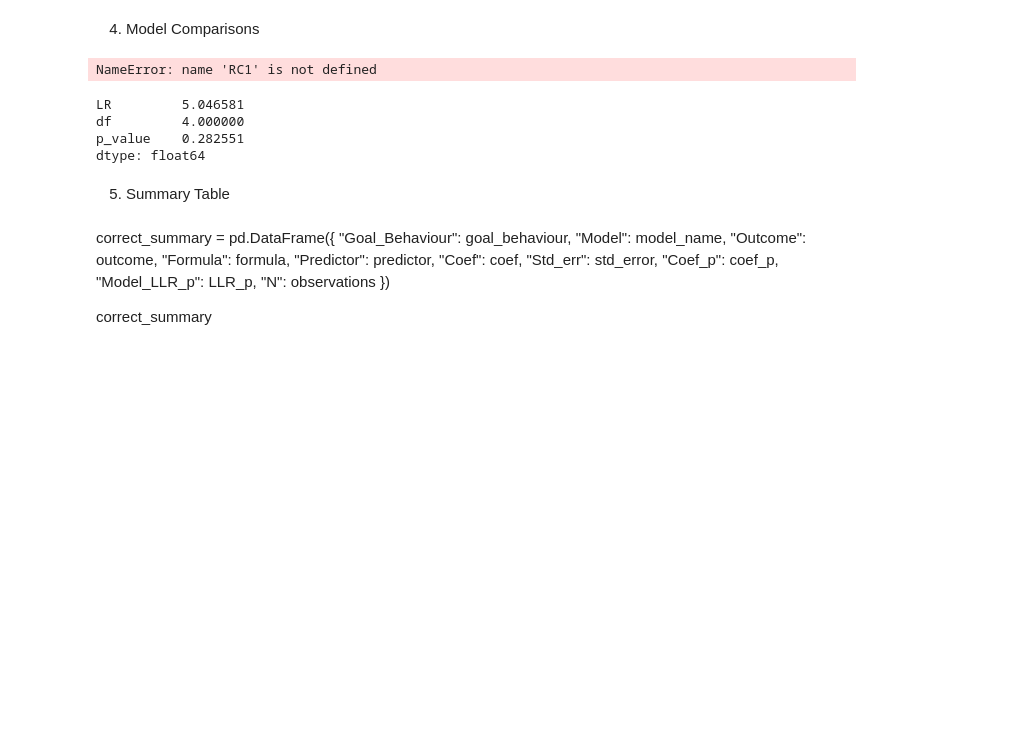
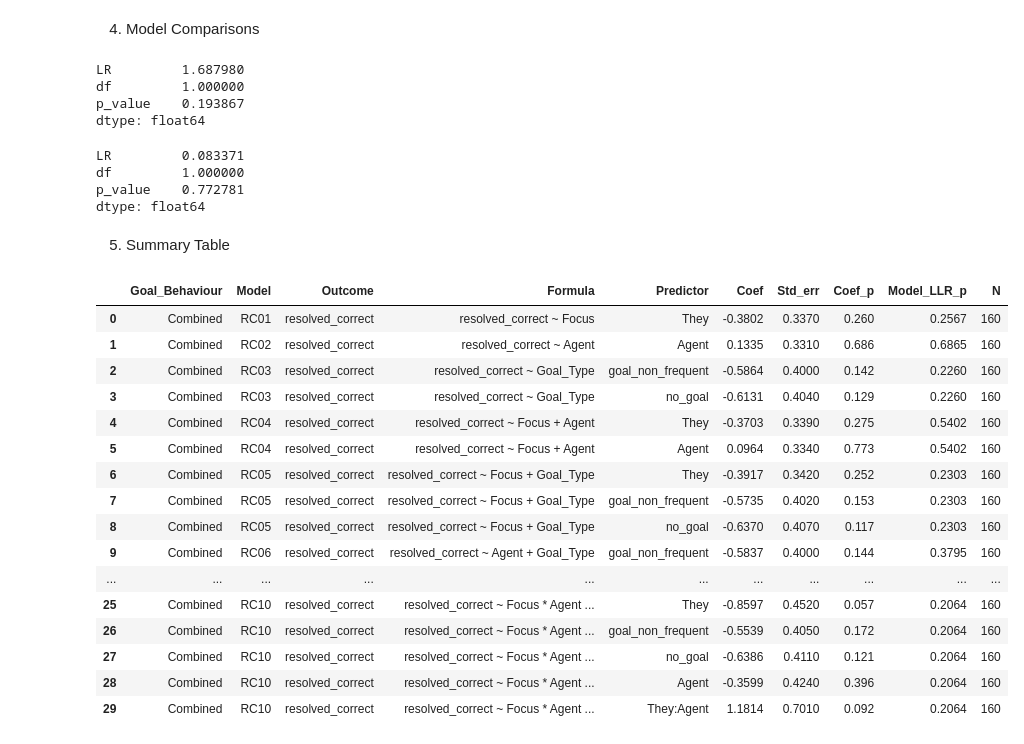
Before and after one commit to RoSoMu/counterfactual-desiderative-processing, a Jupyter notebook: notebooks/modeling/09b_correct_focus.ipynb, the cells around one changed output. Saved outputs shown, nothing was run; the diff lists cells and outputs as text; code cells hidden in the pictures; blank space fills up the shorter version.

Commit message:
adding new model values to combined correct  resolution with focus summary table

```diff
--- a/notebooks/modeling/09b_correct_focus.ipynb
+++ b/notebooks/modeling/09b_correct_focus.ipynb
@@ -461,15 +461,18 @@ def lr_test(model_small, model_large):
         "p_value": p
     })
 # %%
-lr_test(RC1, RC3)
+lr_test(RC01, RC03)
 # %% [output]
-NameError: name 'RC1' is not defined
+LR         1.687980
+df         1.000000
+p_value    0.193867
+dtype: float64
 # %%
-lr_test(RC1, RC4)
+lr_test(RC01, RC04)
 # %% [output]
-LR         5.046581
-df         4.000000
-p_value    0.282551
+LR         0.083371
+df         1.000000
+p_value    0.772781
 dtype: float64
 # %% [markdown]
 5. Summary Table
@@ -484,27 +487,45 @@ formula = ["resolved_correct ~ Focus", "resolved_correct ~ Agent", "resolved_cor
 
 predictor= ["They", "Agent", "goal_non_frequent", "no_goal", "They", "Agent", "They", "goal_non_frequent", "no_goal", "goal_non_frequent", "no_goal", "Agent", "They", "Agent", "They:Agent", "They", "goal_non_frequent", "no_goal", "They:goal_non_frequent", "They:no_goal", "goal_non_frequent", "no_goal", "Agent", "Agent:goal_non_frequent", "Agent:no_goal", "They", "goal_non_frequent", "no_goal", "Agent", "They:Agent"]
 
-coef = ["RC01", 0.1335, -0.5864, -0.6131, "RC04", "RC04", "RC05", "RC05", "RC05", -0.5837, -0.6059, 0.1086, "RC07", "RC07", "RC07", "RC08", "RC08", "RC08", "RC08", "RC08", -0.5596, -1.0217, -0.1823, -0.0847, 1.0033, "RC10", "RC10", "RC10", "RC10", "RC10"]
+coef = [-0.3802, 0.1335, -0.5864, -0.6131, -0.3703, 0.0964, -0.3917, -0.5735, -0.6370, -0.5837, -0.6059, 0.1086, -0.8468, -0.3340, 1.1878, -0.5390, -0.4590, -0.9137, -0.2883, 0.7802, -0.5596, -1.0217, -0.1823, -0.0847, 1.0033, -0.8597, -0.5539, -0.6386, -0.3599, 1.1814]
 
-std_error = ["RC01", 0.331, 0.400, 0.404, "RC04", "RC04", "RC05", "RC05", "RC05", 0.400, 0.405, 0.334, "RC07", "RC07", "RC07", "RC08", "RC08", "RC08", "RC08", "RC08", 0.523, 0.542, 0.571, 0.814, 0.824, "RC10", "RC10", "RC10", "RC10", "RC10"]
+std_error = [0.337, 0.331, 0.400, 0.404, 0.339, 0.334, 0.342, 0.402, 0.407, 0.400, 0.405, 0.334, 0.446, 0.419, 0.694, 0.585, 0.516, 0.516, 0.833, 0.7802, 0.523, 0.542, 0.571, 0.814, 0.824, 0.452, 0.405, 0.411, 0.424, 0.701]
 
-coef_p = ["RC01", 0.686, 0.142, 0.129, "RC04", "RC04", "RC05", "RC05", "RC05", 0.144, 0.135, 0.745, "RC07", "RC07", "RC07", "RC08", "RC08", "RC08", "RC08", "RC08", 0.285, 0.060, 0.750, 0.917, 0.223, "RC10", "RC10", "RC10", "RC10", "RC10"]
+coef_p = [0.260, 0.686, 0.142, 0.129, 0.275, 0.773, 0.252, 0.153, 0.117, 0.144, 0.135, 0.745, 0.058, 0.426, 0.087, 0.357, 0.374, 0.077, 0.729, 0.351, 0.285, 0.060, 0.750, 0.917, 0.223, 0.057, 0.172, 0.121, 0.396, 0.092]
 
-LLR_p = ["RC01", 0.6865, 0.2260, 0.2260, "RC04", "RC04", "RC05", "RC05", "RC05", 0.3795, 0.3795, 0.3795, "RC07", "RC07", "RC07", "RC08", "RC08", "RC08", "RC08", "RC08", 0.3909, 0.3909, 0.3909, 0.3909, 0.3909, "RC10", "RC10", "RC10", "RC10", "RC10"]
+LLR_p = [0.2567, 0.6865, 0.2260, 0.2260, 0.5402, 0.5402, 0.2303, 0.2303, 0.2303, 0.3795, 0.3795, 0.3795, 0.2300, 0.2300, 0.2300, 0.3041, 0.3041, 0.3041, 0.3041, 0.3041, 0.3909, 0.3909, 0.3909, 0.3909, 0.3909, 0.2064, 0.2064, 0.2064, 0.2064, 0.2064]
 
 observations= [160, 160, 160, 160, 160, 160, 160, 160, 160, 160, 160, 160, 160, 160, 160, 160, 160, 160, 160, 160, 160, 160, 160, 160, 160, 160, 160, 160, 160, 160]
-# %% [markdown]
-correct_summary = pd.DataFrame({
-    "Goal_Behaviour": goal_behaviour,
-    "Model": model_name,
-    "Outcome": outcome,
-    "Formula": formula,
-    "Predictor": predictor,
-    "Coef": coef,
-    "Std_err": std_error,
-    "Coef_p": coef_p,
-    "Model_LLR_p": LLR_p,
-    "N": observations
-})
-
-correct_summary
+# %%
+correct_summary = pd.DataFrame({
+    "Goal_Behaviour": goal_behaviour,
+    "Model": model_name,
+    "Outcome": outcome,
+    "Formula": formula,
+    "Predictor": predictor,
+    "Coef": coef,
+    "Std_err": std_error,
+    "Coef_p": coef_p,
+    "Model_LLR_p": LLR_p,
+    "N": observations
+})
+
+correct_summary
+# %% [output]
+|  | Goal_Behaviour | Model | Outcome | Formula | Predictor | Coef | Std_err | Coef_p | Model_LLR_p | N |
+| 0 | Combined | RC01 | resolved_correct | resolved_correct ~ Focus | They | -0.3802 | 0.3370 | 0.260 | 0.2567 | 160 |
+| 1 | Combined | RC02 | resolved_correct | resolved_correct ~ Agent | Agent | 0.1335 | 0.3310 | 0.686 | 0.6865 | 160 |
+| 2 | Combined | RC03 | resolved_correct | resolved_correct ~ Goal_Type | goal_non_frequent | -0.5864 | 0.4000 | 0.142 | 0.2260 | 160 |
+| 3 | Combined | RC03 | resolved_correct | resolved_correct ~ Goal_Type | no_goal | -0.6131 | 0.4040 | 0.129 | 0.2260 | 160 |
+| 4 | Combined | RC04 | resolved_correct | resolved_correct ~ Focus + Agent | They | -0.3703 | 0.3390 | 0.275 | 0.5402 | 160 |
+| 5 | Combined | RC04 | resolved_correct | resolved_correct ~ Focus + Agent | Agent | 0.0964 | 0.3340 | 0.773 | 0.5402 | 160 |
+| 6 | Combined | RC05 | resolved_correct | resolved_correct ~ Focus + Goal_Type | They | -0.3917 | 0.3420 | 0.252 | 0.2303 | 160 |
+| 7 | Combined | RC05 | resolved_correct | resolved_correct ~ Focus + Goal_Type | goal_non_frequent | -0.5735 | 0.4020 | 0.153 | 0.2303 | 160 |
+| 8 | Combined | RC05 | resolved_correct | resolved_correct ~ Focus + Goal_Type | no_goal | -0.6370 | 0.4070 | 0.117 | 0.2303 | 160 |
+| 9 | Combined | RC06 | resolved_correct | resolved_correct ~ Agent + Goal_Type | goal_non_frequent | -0.5837 | 0.4000 | 0.144 | 0.3795 | 160 |
+| ... | ... | ... | ... | ... | ... | ... | ... | ... | ... | ... |
+| 25 | Combined | RC10 | resolved_correct | resolved_correct ~ Focus * Agent ... | They | -0.8597 | 0.4520 | 0.057 | 0.2064 | 160 |
+| 26 | Combined | RC10 | resolved_correct | resolved_correct ~ Focus * Agent ... | goal_non_frequent | -0.5539 | 0.4050 | 0.172 | 0.2064 | 160 |
+| 27 | Combined | RC10 | resolved_correct | resolved_correct ~ Focus * Agent ... | no_goal | -0.6386 | 0.4110 | 0.121 | 0.2064 | 160 |
+| 28 | Combined | RC10 | resolved_correct | resolved_correct ~ Focus * Agent ... | Agent | -0.3599 | 0.4240 | 0.396 | 0.2064 | 160 |
+| 29 | Combined | RC10 | resolved_correct | resolved_correct ~ Focus * Agent ... | They:Agent | 1.1814 | 0.7010 | 0.092 | 0.2064 | 160 |
```
Also changed, not shown: parts of 10 cells of this notebook.
